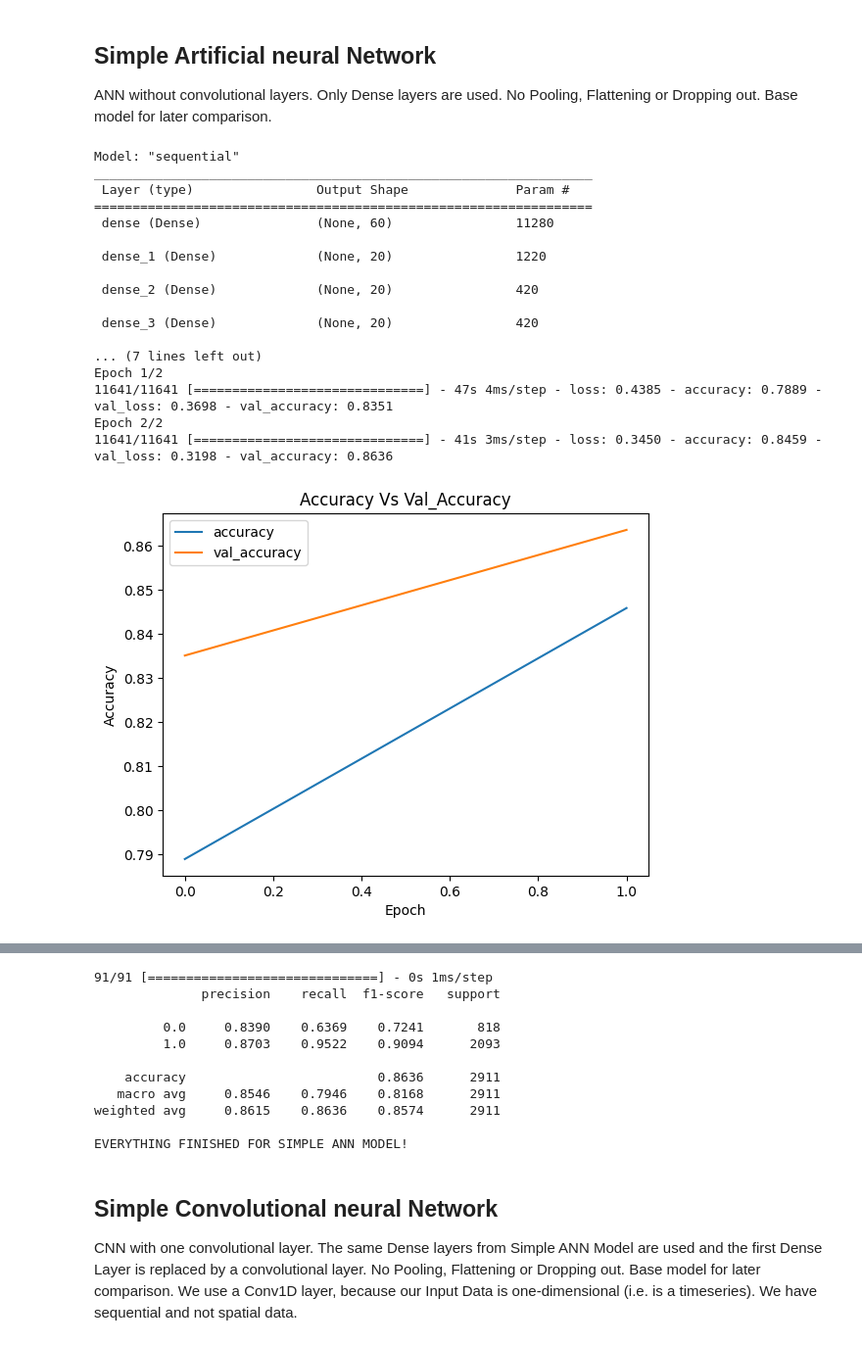
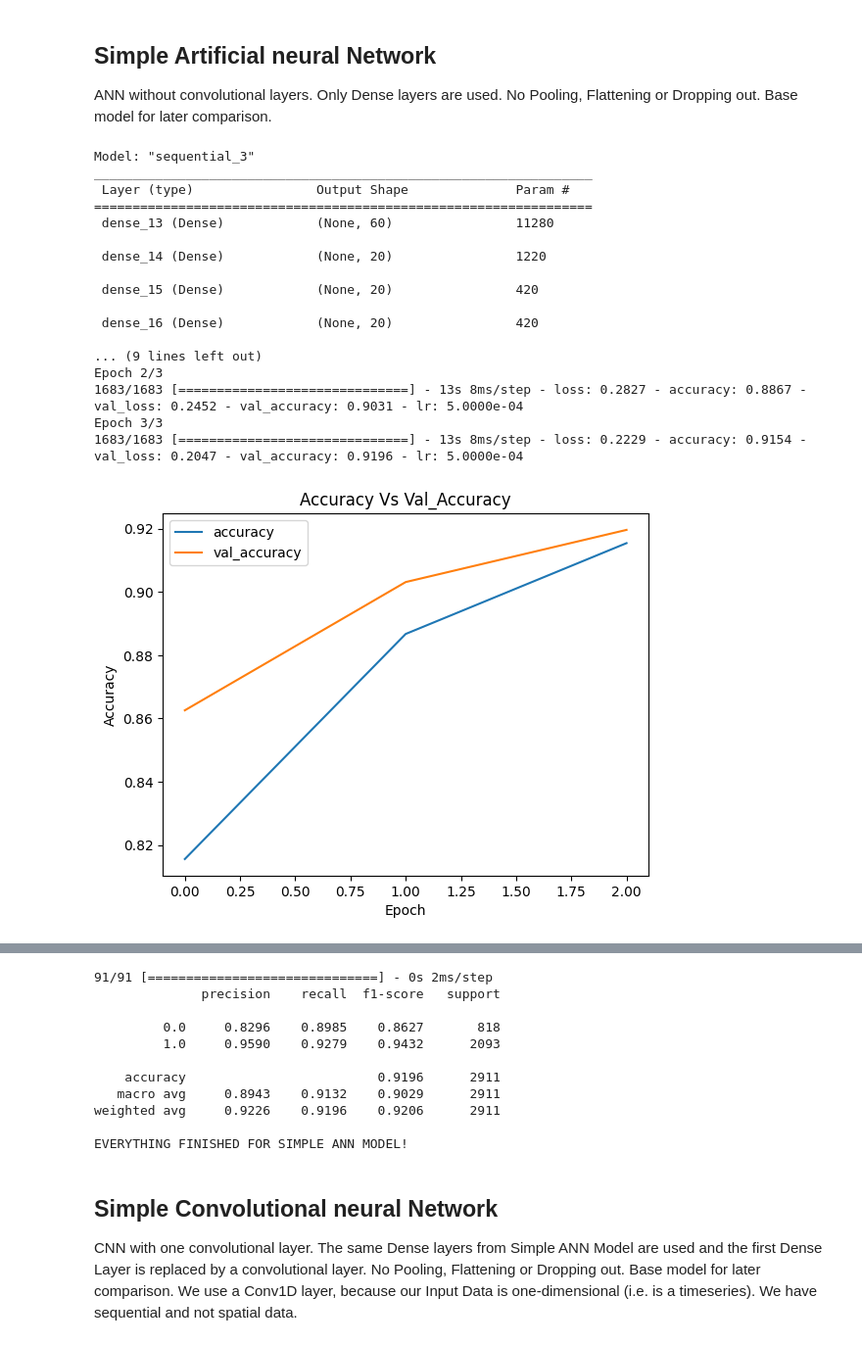
Before and after one commit to DataScientest-Studio/jan24_bds_int_heartbeat, a Jupyter notebook: notebooks/3b_DLmodels_PTBDB.ipynb, the cells around one changed output, grey strips where cells are left out. Shown at 98% size. Drawn from its saved outputs; the diff is of its cells as text; code cells hidden in the pictures.

```diff
--- a/notebooks/3b_DLmodels_PTBDB.ipynb
+++ b/notebooks/3b_DLmodels_PTBDB.ipynb
@@ -104,8 +107,8 @@ class Config_Sampling:
 
 
 # More than one model can be selected.
-Train_Simple_ANN = False #Trains the simple ANN
-Train_Simple_CNN = False #Trains the simple CNN
+Train_Simple_ANN = True #Trains the simple ANN
+Train_Simple_CNN = True #Trains the simple CNN
 Train_Advanced_CNN = True #Trains the simple CNN
 # %%
 oversampler = SMOTE()
@@ -135,9 +137,9 @@ ANN without convolutional layers. Only Dense layers are used. No Pooling, Flatte
 # %%
 if Train_Simple_ANN == True:
     class Config_ANN:
-        epochs = 70 #70 is default (exp1)
+        epochs = 3 #70 is default (exp1)
         batch_size = 10 #10 is default (exp1)
-        exp_name = 4 # Experiment Number counter
+        exp_name = 42 # Experiment Number counter
         patience = 70 #10 # is default (exp1)
         initial_learning_rate=0.001 #Default Initial Learning Rate for ADAM: 0.001
         optimizer = tf.keras.optimizers.Adam(learning_rate=initial_learning_rate)
@@ -200,41 +202,41 @@ if Train_Simple_ANN == True:
     plt.plot(ann_model_history.history['val_loss'])
     plt.legend(["loss","val_loss"])
     plt.title('Loss Vs Val_loss')
     plt.xlabel('Epoch')
     plt.ylabel('Loss')
     plt.savefig(Config_ANN.filepath_loss_plot)
     plt.show()
     plt.close()
 
     #Predict on test set.
     predictions = ann_model.predict(test).argmax(axis=1) #directly getting classes instead of probabilities.
 
     #make classification report and save it directly as a file.
     report=classification_report(test_target, predictions, digits=4)
     print(report)
     with open(Config_ANN.filepath_classification_report, 'w') as report_file:
         report_file.write(report)
 
     print("EVERYTHING FINISHED FOR SIMPLE ANN MODEL!")
 
 else:
     print("Simple ANN Model is not trained and evaluated")
 # %% [output]
-Model: "sequential"
+Model: "sequential_3"
 _________________________________________________________________
  Layer (type)                Output Shape              Param #
 =================================================================
- dense (Dense)               (None, 60)                11280
+ dense_13 (Dense)            (None, 60)                11280
 
- dense_1 (Dense)             (None, 20)                1220
+ dense_14 (Dense)            (None, 20)                1220
 
- dense_2 (Dense)             (None, 20)                420
+ dense_15 (Dense)            (None, 20)                420
 
- dense_3 (Dense)             (None, 20)                420
+ dense_16 (Dense)            (None, 20)                420
 
-... (7 lines left out)
-Epoch 1/2
-11641/11641 [==============================] - 47s 4ms/step - loss: 0.4385 - accuracy: 0.7889 - val_loss: 0.3698 - val_accuracy: 0.8351
-Epoch 2/2
-11641/11641 [==============================] - 41s 3ms/step - loss: 0.3450 - accuracy: 0.8459 - val_loss: 0.3198 - val_accuracy: 0.8636
+... (9 lines left out)
+Epoch 2/3
+1683/1683 [==============================] - 13s 8ms/step - loss: 0.2827 - accuracy: 0.8867 - val_loss: 0.2452 - val_accuracy: 0.9031 - lr: 5.0000e-04
+Epoch 3/3
+1683/1683 [==============================] - 13s 8ms/step - loss: 0.2229 - accuracy: 0.9154 - val_loss: 0.2047 - val_accuracy: 0.9196 - lr: 5.0000e-04
-[figure, old version]
+[figure, new version]
@@ -242,12 +244,12 @@ Epoch 2/2
-91/91 [==============================] - 0s 1ms/step
+91/91 [==============================] - 0s 2ms/step
               precision    recall  f1-score   support
 
-         0.0     0.8390    0.6369    0.7241       818
-         1.0     0.8703    0.9522    0.9094      2093
+         0.0     0.8296    0.8985    0.8627       818
+         1.0     0.9590    0.9279    0.9432      2093
 
-    accuracy                         0.8636      2911
-   macro avg     0.8546    0.7946    0.8168      2911
-weighted avg     0.8615    0.8636    0.8574      2911
+    accuracy                         0.9196      2911
+   macro avg     0.8943    0.9132    0.9029      2911
+weighted avg     0.9226    0.9196    0.9206      2911
 
 EVERYTHING FINISHED FOR SIMPLE ANN MODEL!
 # %% [markdown]
```
Also changed, not shown: parts of 5 cells of this notebook.
